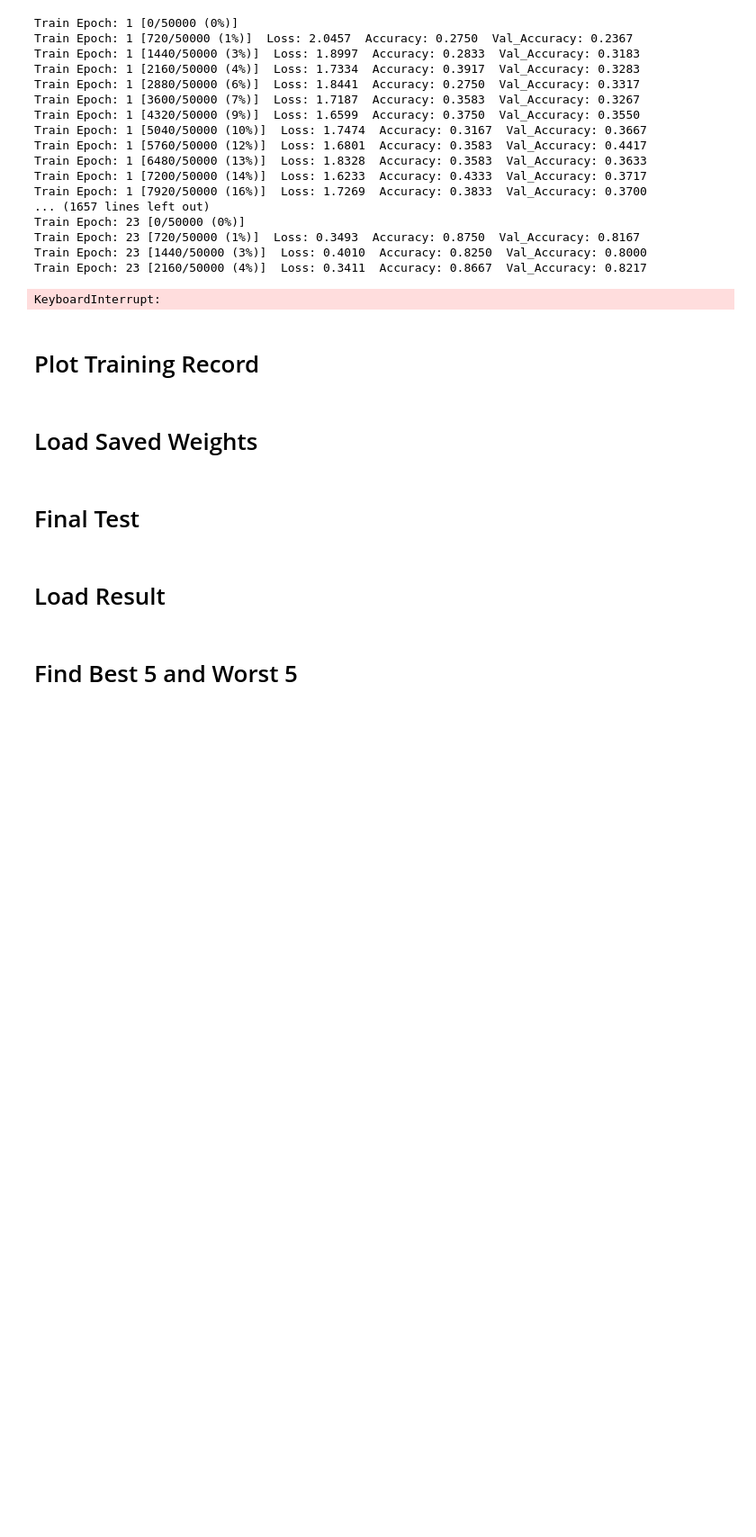
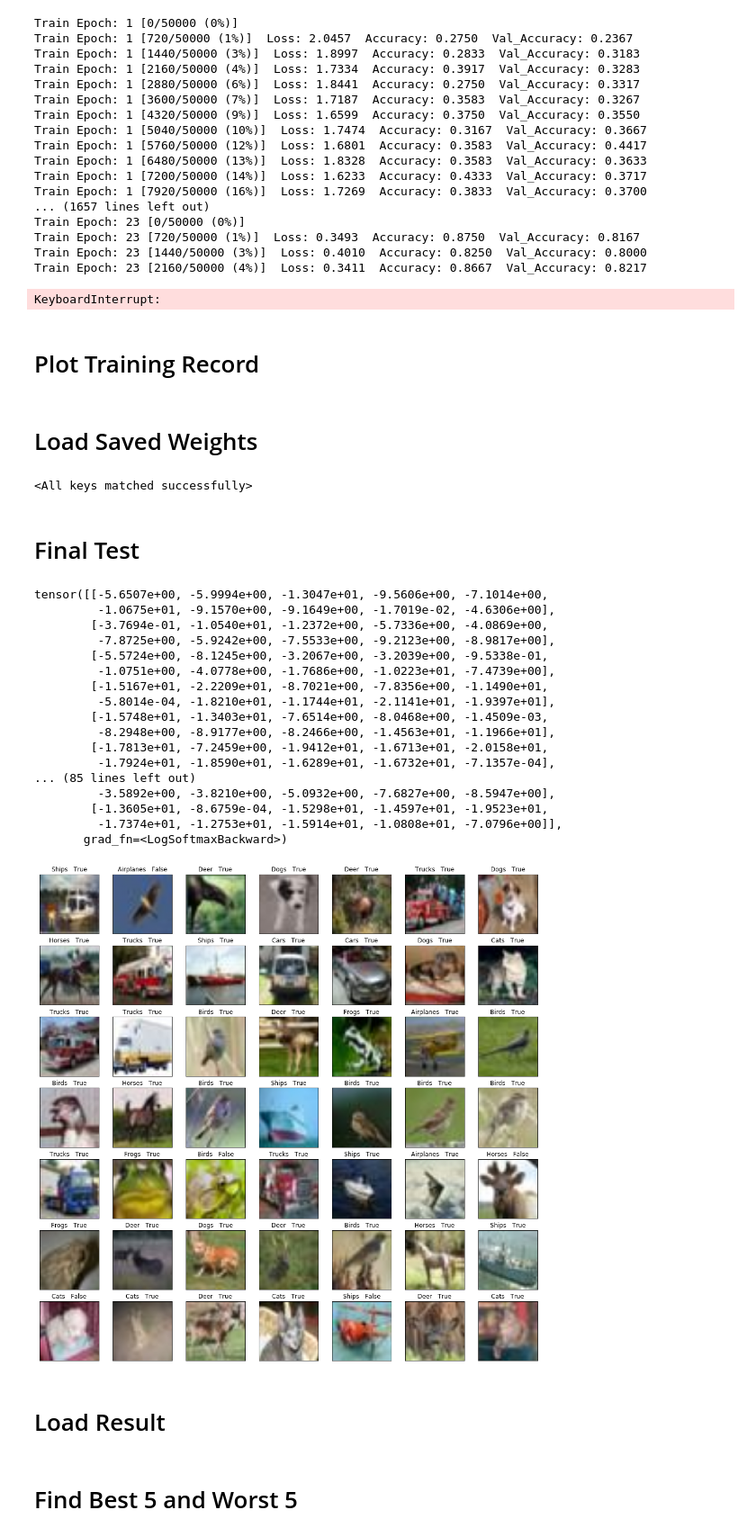
Before and after one commit to jason2468087/Pytorch-ResNet, a Jupyter notebook: ResNet Test.ipynb, the cells around one changed output. Shown at 90% size. Drawn from its saved outputs; the diff is of its cells as text; code cells hidden in the pictures; blank space fills up the shorter version.

Commit message:
add result image

```diff
--- a/ResNet Test.ipynb
+++ b/ResNet Test.ipynb
@@ -460,6 +460,8 @@ plt.ylabel('negative log likelihood loss')
 # %% [markdown]
 # Load Saved Weights
 # %%
-network.load_state_dict(torch.load("C:\\Users\\jason\\OneDrive\\文件\\Python NN\\Pytorch CIFAR-10\\weight191120.pth"))
+network.load_state_dict(torch.load("C:\\Users\\jason\\OneDrive\\文件\\Python NN\\Pytorch ResNet\\weight241120_85.pth"))
+# %% [output]
+<All keys matched successfully>
 # %% [markdown]
 # Final Test
@@ -471,3 +468,44 @@ loss,acc = test()
+# %%
+testData = datasets.ImageFolder(testDir,transform = testAugumentation)
+testLoader = torch.utils.data.DataLoader(testData,batch_size = 50,shuffle = True)
+
+#loss,acc = test()
+
+examples = enumerate(testLoader)
+batch_idx, (example_data, example_targets) = next(examples)
+output = network(example_data.cuda())
+print(output)
+output = output.argmax(dim=1)
+
+fig = plt.figure(figsize=(18, 18))
+label = "Airplanes", "Cars", "Birds", "Cats", "Deer", "Dogs", "Frogs", "Horses", "Ships", "Trucks"
+for i in range(49):
+    plt.subplot(7,7,i+1)
+    #plt.tight_layout()
+    plt.imshow(np.transpose(example_data[i], (1, 2, 0)))
+    title = label[output[i]]+"   "+str((output[i]==example_targets[i]).item())
+    plt.title(title)#"Ground Truth: {}".format(example_targets[i])
+    plt.xticks([])
+    plt.yticks([])
+# %% [output]
+tensor([[-5.6507e+00, -5.9994e+00, -1.3047e+01, -9.5606e+00, -7.1014e+00,
+         -1.0675e+01, -9.1570e+00, -9.1649e+00, -1.7019e-02, -4.6306e+00],
+        [-3.7694e-01, -1.0540e+01, -1.2372e+00, -5.7336e+00, -4.0869e+00,
+         -7.8725e+00, -5.9242e+00, -7.5533e+00, -9.2123e+00, -8.9817e+00],
+        [-5.5724e+00, -8.1245e+00, -3.2067e+00, -3.2039e+00, -9.5338e-01,
+         -1.0751e+00, -4.0778e+00, -1.7686e+00, -1.0223e+01, -7.4739e+00],
+        [-1.5167e+01, -2.2209e+01, -8.7021e+00, -7.8356e+00, -1.1490e+01,
+         -5.8014e-04, -1.8210e+01, -1.1744e+01, -2.1141e+01, -1.9397e+01],
+        [-1.5748e+01, -1.3403e+01, -7.6514e+00, -8.0468e+00, -1.4509e-03,
+         -8.2948e+00, -8.9177e+00, -8.2466e+00, -1.4563e+01, -1.1966e+01],
+        [-1.7813e+01, -7.2459e+00, -1.9412e+01, -1.6713e+01, -2.0158e+01,
+         -1.7924e+01, -1.8590e+01, -1.6289e+01, -1.6732e+01, -7.1357e-04],
+... (85 lines left out)
+         -3.5892e+00, -3.8210e+00, -5.0932e+00, -7.6827e+00, -8.5947e+00],
+        [-1.3605e+01, -8.6759e-04, -1.5298e+01, -1.4597e+01, -1.9523e+01,
+         -1.7374e+01, -1.2753e+01, -1.5914e+01, -1.0808e+01, -7.0796e+00]],
+       grad_fn=<LogSoftmaxBackward>)
+[figure, added]
 # %% [markdown]
 # Load Result
 # %%
```
Also changed, not shown: parts of 1 cell of this notebook, 1 other file.
